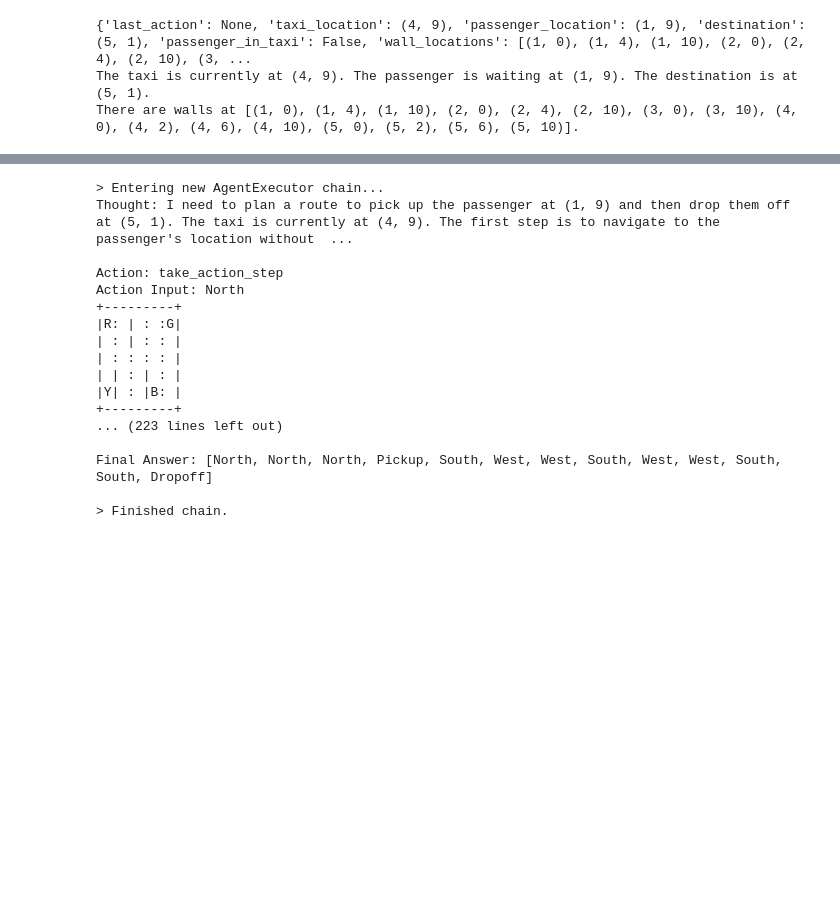
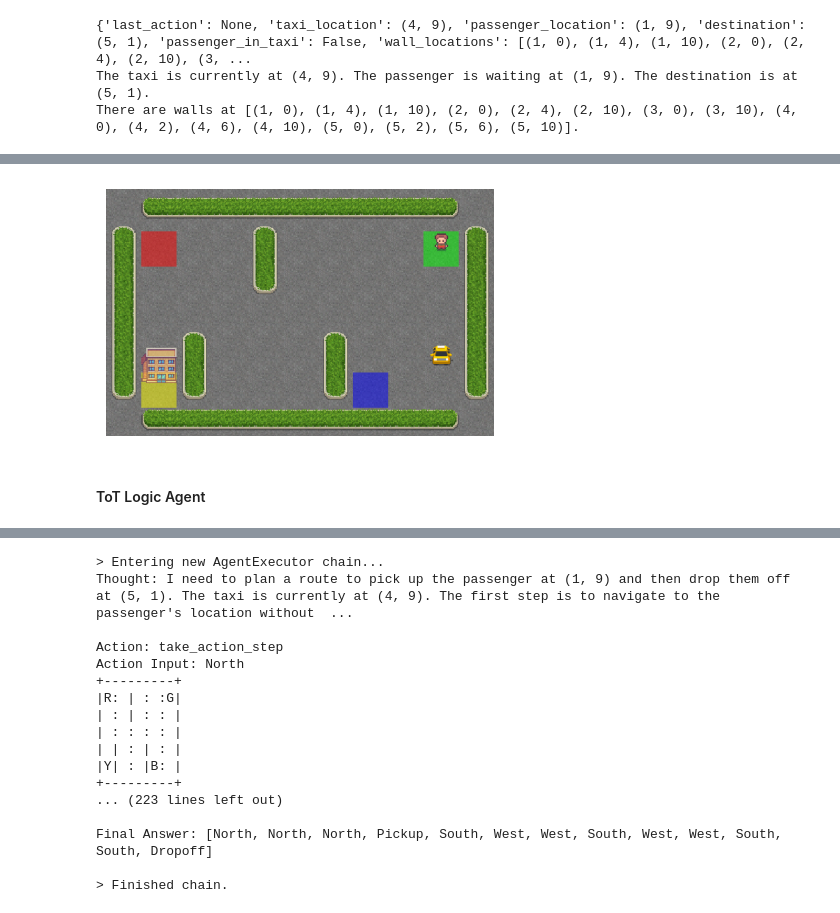
Before and after one commit to XO-Appleton/RL-LLM-Optimality-Research, a Jupyter notebook: notebooks/optimality_gap_LLM.ipynb, the cells around one changed output, grey strips where cells are left out. Cells and saved outputs as stored; diff of their text form; code cells hidden in the pictures; blank space fills up the shorter version.

```diff
--- a/notebooks/optimality_gap_LLM.ipynb
+++ b/notebooks/optimality_gap_LLM.ipynb
@@ -577,0 +494,12 @@ textual_description = generate_textual_description(parsed_info)
+# %%
+cot = """
+The current state of the environment: {input}.
+
+Objective: Picking up the passenger and drop him off at the destination location. i.e `passenger_location` == `destination_location`
+Let's think step by step.
+
+When you have found the sequence of actions that achieves the objective, use the format:
+Final Answer: [The list of action steps taken.]
+"""
+
+cot_template = problem_desc + cot
@@ -577,0 +510,9 @@ textual_description = generate_textual_description(parsed_info)
+# %%
+prompt = ChatPromptTemplate.from_template(cot_template)
+llm = ChatOpenAI(model=GPT_MODEL, temperature=0, api_key=os.environ['OPENAI_API_KEY'])
+
+chain = prompt | llm | StrOutputParser()
+
+response = chain.invoke({'input': textual_description})
+
+print(response)
@@ -577,0 +536,24 @@ textual_description = generate_textual_description(parsed_info)
+# %%
+actions = response.split('Final Answer:')[-1].strip(' []').split(', ')
+actions = [a.strip('"') for a in actions]
+# %%
+# Canvas for rendering the env
+fig, ax = plt.subplots(figsize=(5, 5))
+
+env = gym.make(SIMP_ENV_NAME, new_step_api=True, render_mode=RENDER_MODE)
+env.reset(seed=42)
+init_frame = env.render()[0]
+ax.axis('off')  # Hide the axis
+ax.imshow(init_frame)
+
+frames = [init_frame]  # List to hold the frames
+
+for a in actions:
+    action = ACTION_MAP[a]
+    state, reward, done, truncated, info = env.step(action)
+    frame = env.render()
+    frames.append(frame[0])  # Save the frame
+
+env.close()  # Don't forget to close the environment
+# %% [output]
+[figure, added]
@@ -577,0 +564,2 @@ textual_description = generate_textual_description(parsed_info)
+# %% [markdown]
+#### ToT Logic Agent
```
Also changed, not shown: parts of 22 cells of this notebook, 3 other files.
